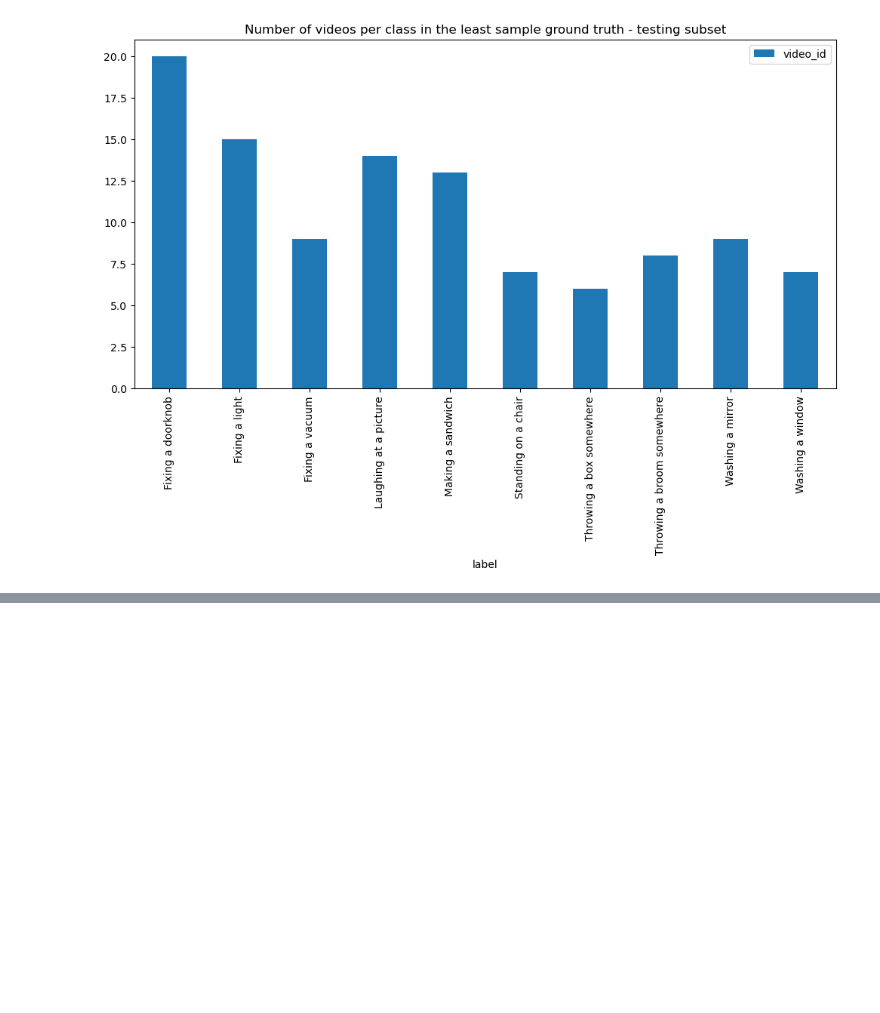
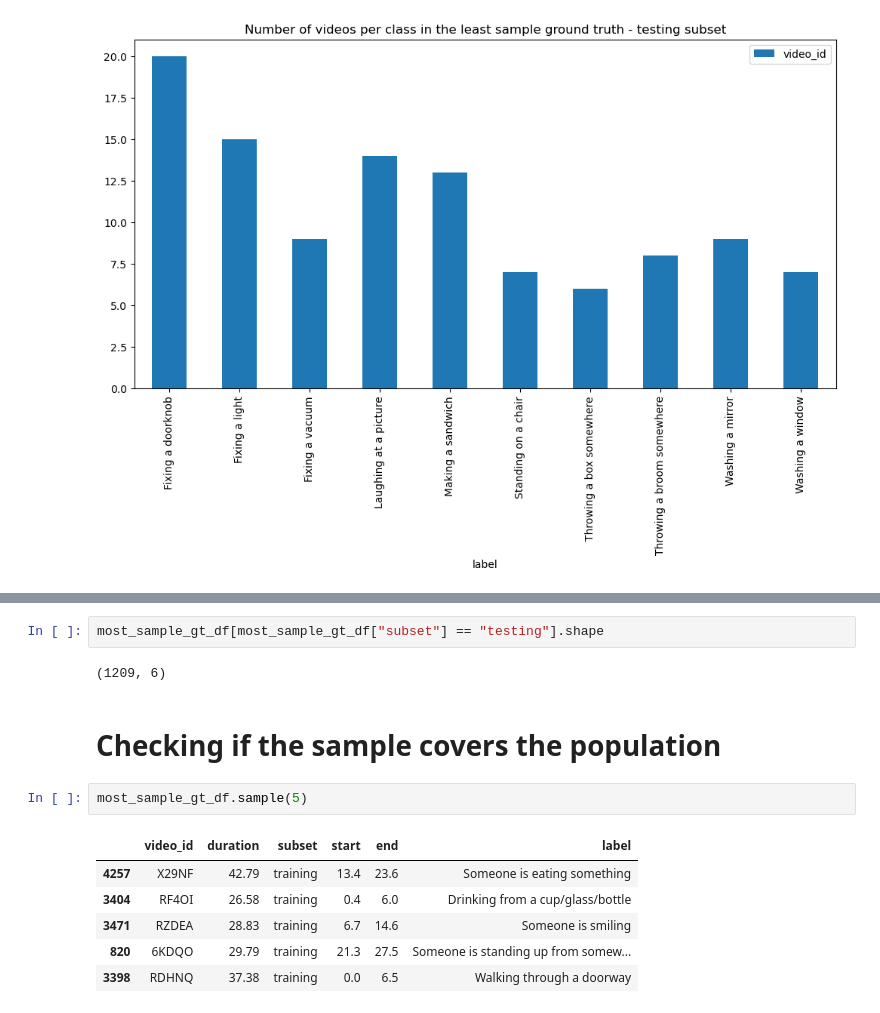
Before and after one commit to dangtna1/THUMOS-14_TAD, a Jupyter notebook: notebooks/charades_sample_building.ipynb, the cells around one changed output, grey strips where cells are left out. Saved outputs shown, nothing was run; the diff lists cells and outputs as text; blank space fills up the shorter version.

```diff
--- a/notebooks/charades_sample_building.ipynb
+++ b/notebooks/charades_sample_building.ipynb
@@ -145,0 +180,15 @@ most_sample_gt_df[most_sample_gt_df["subset"] == "testing"].groupby("label").agg
+# %%
+most_sample_gt_df[most_sample_gt_df["subset"] == "testing"].shape
+# %% [output]
+(1209, 6)
+# %% [markdown]
+# Checking if the sample covers the population
+# %%
+most_sample_gt_df.sample(5)
+# %% [output]
+|  | video_id | duration | subset | start | end | label |
+| 4257 | X29NF | 42.79 | training | 13.4 | 23.6 | Someone is eating something |
+| 3404 | RF4OI | 26.58 | training | 0.4 | 6.0 | Drinking from a cup/glass/bottle |
+| 3471 | RZDEA | 28.83 | training | 6.7 | 14.6 | Someone is smiling |
+| 820 | 6KDQO | 29.79 | training | 21.3 | 27.5 | Someone is standing up from somew... |
+| 3398 | RDHNQ | 37.38 | training | 0.0 | 6.5 | Walking through a doorway |
```
Also changed, not shown: parts of 12 cells of this notebook.
